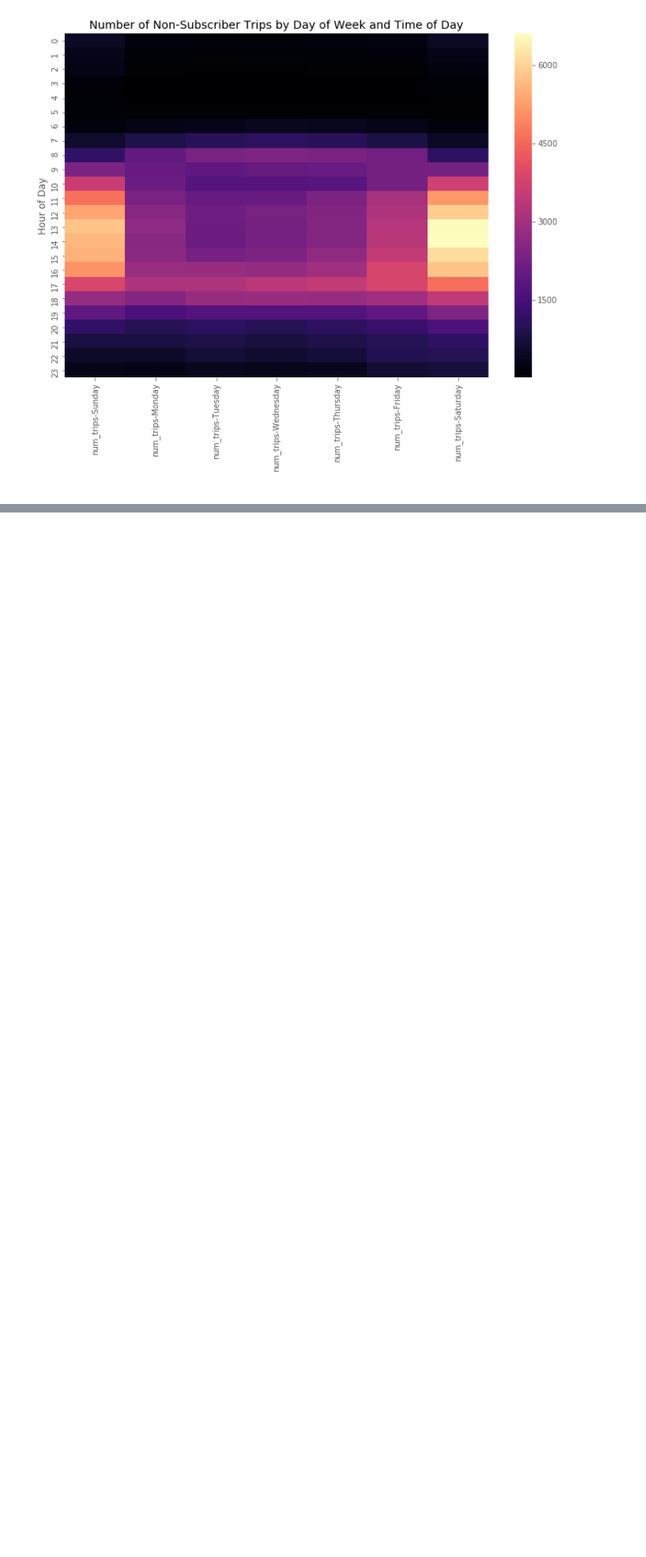
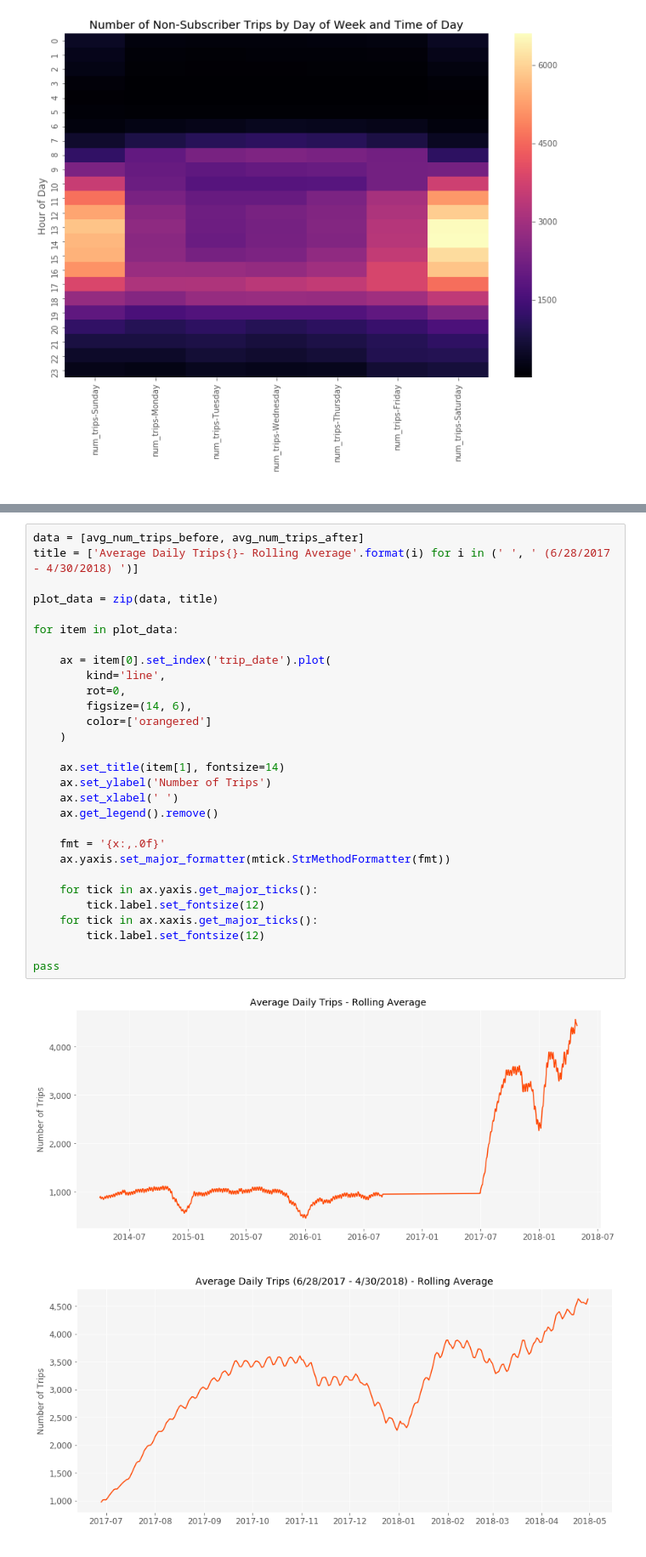
Before and after one commit to chenliny-zz/SF_Bikeshare_BigQuery, a Jupyter notebook: SF_Bikeshare_BigQuery.ipynb, the cells around one changed output, grey strips where cells are left out. Shown: that part at 85% size. Drawn from its saved outputs; the diff is of its cells as text; blank space fills up the shorter version.

```diff
--- a/SF_Bikeshare_BigQuery.ipynb
+++ b/SF_Bikeshare_BigQuery.ipynb
@@ -630,0 +474,32 @@ LIMIT 10
+# %%
+data = [avg_num_trips_before, avg_num_trips_after]
+title = ['Average Daily Trips{}- Rolling Average'.format(i) for i in (' ', ' (6/28/2017 - 4/30/2018) ')]
+
+plot_data = zip(data, title)
+
+for item in plot_data:
+
+    ax = item[0].set_index('trip_date').plot(
+        kind='line',
+        rot=0,
+        figsize=(14, 6),
+        color=['orangered']
+    )
+
+    ax.set_title(item[1], fontsize=14)
+    ax.set_ylabel('Number of Trips')
+    ax.set_xlabel(' ')
+    ax.get_legend().remove()
+
+    fmt = '{x:,.0f}'
+    ax.yaxis.set_major_formatter(mtick.StrMethodFormatter(fmt))
+
+    for tick in ax.yaxis.get_major_ticks():
+        tick.label.set_fontsize(12)
+    for tick in ax.xaxis.get_major_ticks():
+        tick.label.set_fontsize(12)
+
+pass
+# %% [output]
+[figure, added]
+[figure, added]
```
Also changed, not shown: parts of 87 cells of this notebook.
